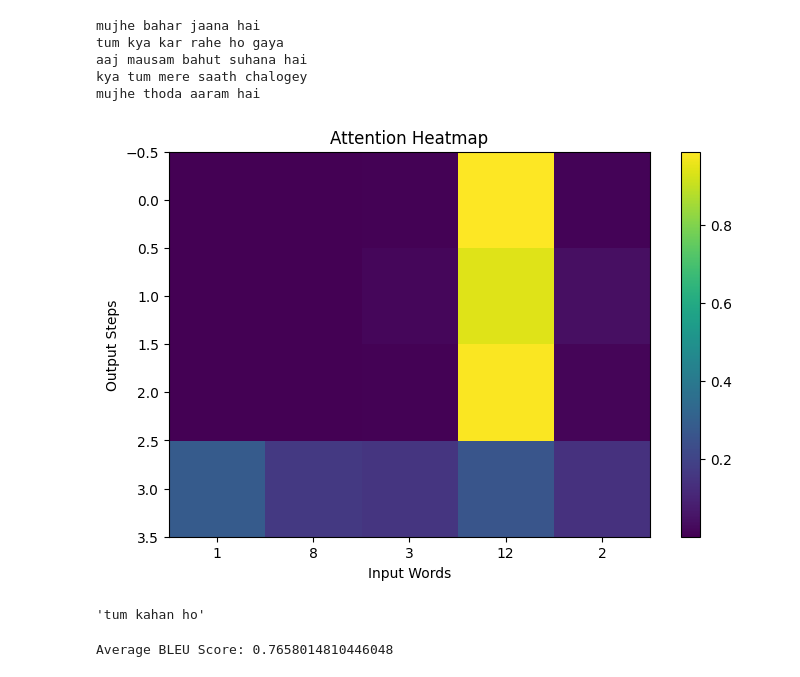
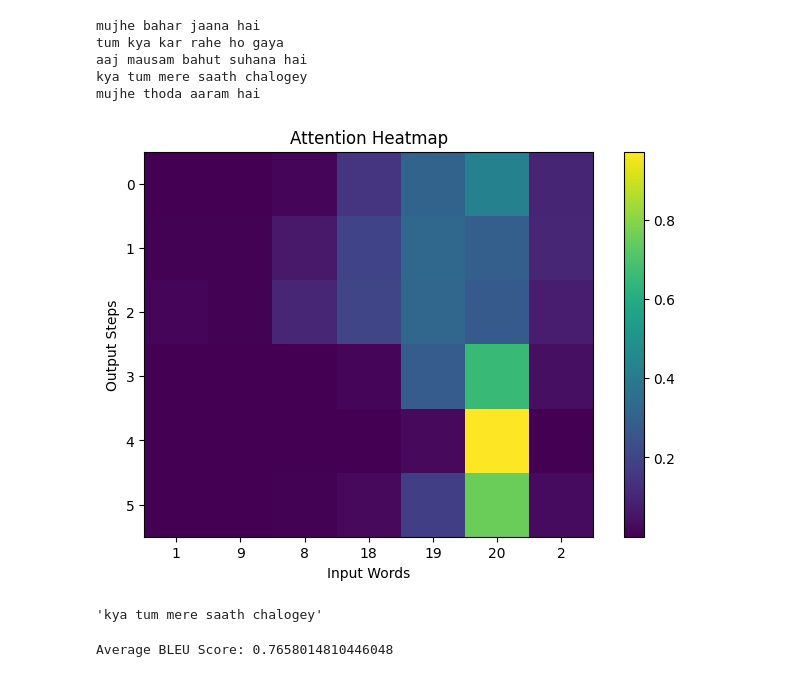
Before and after one commit to aryan-ml/Bidirectional-attention-based-translation-system, a Jupyter notebook: notebooks/main.ipynb, the cells around one changed output. Cells and saved outputs as stored; diff of their text form; code cells hidden in the pictures.

```diff
--- a/notebooks/main.ipynb
+++ b/notebooks/main.ipynb
@@ -259,11 +259,11 @@ def show_attention(sentence):
 
     plt.show()
 # %%
-show_attention("तुम कsadहाँ हो")
-translate("तुम कहाँ हो")
+show_attention("क्या तुम मेरे साथ चलोगे")
+translate("क्या तुम मेरे साथ चलोगे")
 # %% [output]
-[figure, old version]
+[figure, new version]
-'tum kahan ho'
+'kya tum mere saath chalogey'
 # %%
 from nltk.translate.bleu_score import sentence_bleu, SmoothingFunction
 # %%
```
